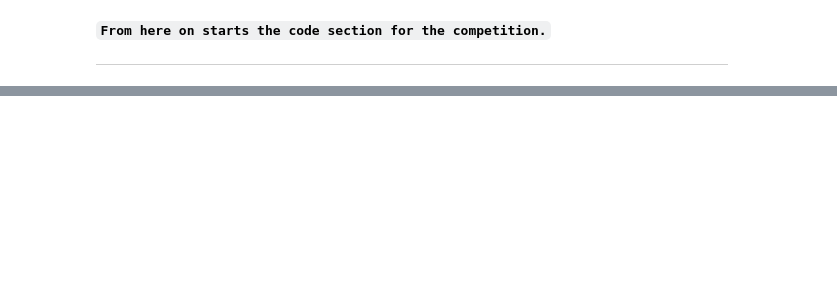
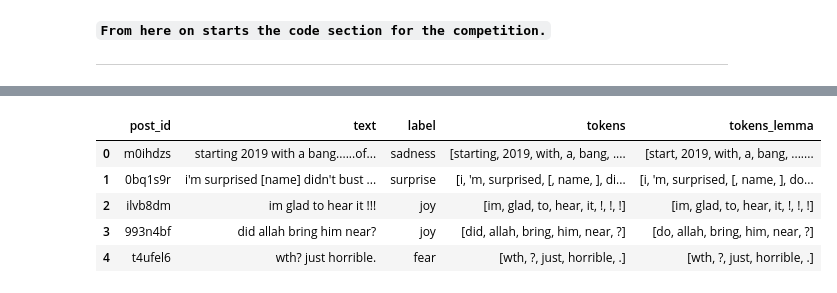
Before and after one commit to juandnn/DM2026-Lab2-Exercise, a Jupyter notebook: DM2026-Lab2-Homework.ipynb, the cells around one changed output, grey strips where cells are left out. Drawn from its saved outputs; the diff is of its cells as text; code cells hidden in the pictures; blank space fills up the shorter version.

```diff
--- a/DM2026-Lab2-Homework.ipynb
+++ b/DM2026-Lab2-Homework.ipynb
@@ -145,0 +1036,10 @@ Markdown Syntax to Add Image: `![Description of the Image](./your_local_folder/n
+# %%
+# Inspect results
+train_df_lemma.head(5)
+# %% [output]
+|  | post_id | text | label | tokens | tokens_lemma |
+| 0 | m0ihdzs | starting 2019 with a bang......of... | sadness | [starting, 2019, with, a, bang, .... | [start, 2019, with, a, bang, ....... |
+| 1 | 0bq1s9r | i'm surprised [name] didn't bust ... | surprise | [i, 'm, surprised, [, name, ], di... | [i, 'm, surprised, [, name, ], do... |
+| 2 | ilvb8dm | im glad to hear it !!! | joy | [im, glad, to, hear, it, !, !, !] | [im, glad, to, hear, it, !, !, !] |
+| 3 | 993n4bf | did allah bring him near? | joy | [did, allah, bring, him, near, ?] | [do, allah, bring, him, near, ?] |
+| 4 | t4ufel6 | wth? just horrible. | fear | [wth, ?, just, horrible, .] | [wth, ?, just, horrible, .] |
```
Also changed, not shown: parts of 56 cells of this notebook, 1 other file.
